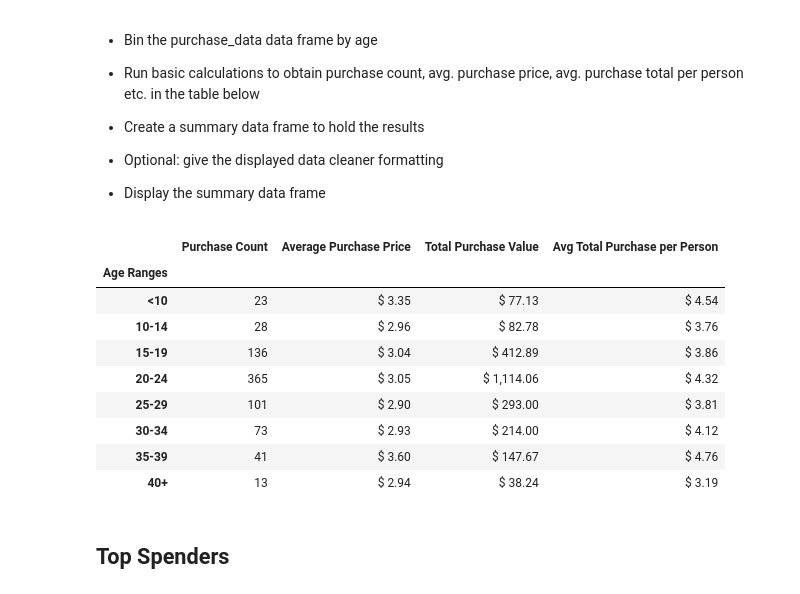
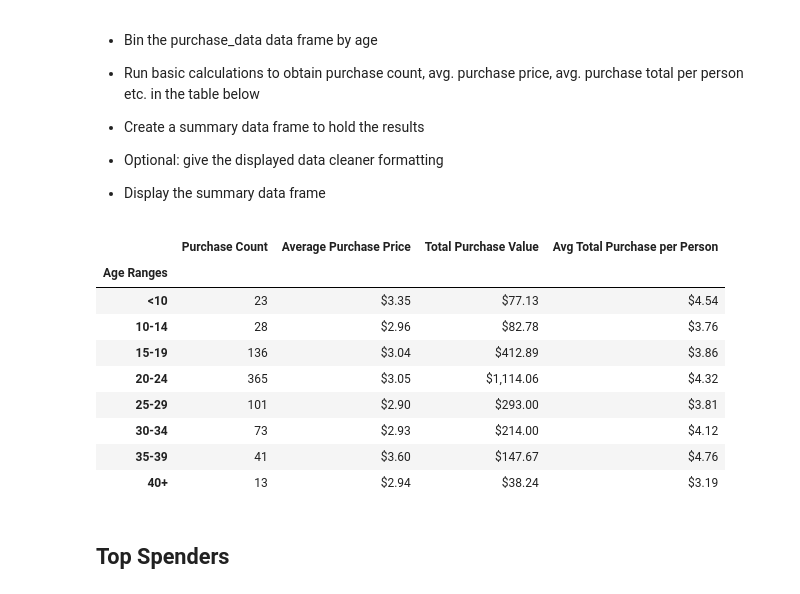
Before and after one commit to patrickfspring/Game-Purchase-Analysis-using-Pandas, a Jupyter notebook: HeroesOfPymoli/HeroesOfPymoli_starter.ipynb, the cells around one changed output. Saved outputs shown, nothing was run; the diff lists cells and outputs as text; code cells hidden in the pictures.

```diff
--- a/HeroesOfPymoli/HeroesOfPymoli_starter.ipynb
+++ b/HeroesOfPymoli/HeroesOfPymoli_starter.ipynb
@@ -210,47 +210,44 @@ group_labels = ["<10", "10-14", "15-19", "20-24", "25-29", "30-34", "35-39", "40
 
 purchase_data_df["Age_Bin"] = pd.cut(purchase_data_df['Age'],bins=bins,labels=group_labels)
 agebin_group = purchase_data_df.groupby("Age_Bin")
-#agebin_group["Age_Bin"].count()
 avgpur_per_agebin_df = pd.DataFrame(agebin_group["Purchase ID"].count())
 
 tot_pur = agebin_group["Price"].sum()
 pur_cnt = agebin_group["Purchase ID"].count()
 avg_pur_price_df = pd.DataFrame((tot_pur/pur_cnt))
 #avg_pur_price_df.head()
 
 tot_pur = agebin_group["Price"].sum()
 tot_pur_price_df = pd.DataFrame(tot_pur)
 #tot_pur_price_df.head(20)
 
 purchasers_per_grp = agebin_group["SN"].nunique()
 tot_pur = agebin_group["Price"].sum()
 avg_totpur_per_person_df = pd.DataFrame((tot_pur/purchasers_per_grp))
 #avg_totpur_per_person_df.head(20)
 
 avgpur_per_agebin_df = avgpur_per_agebin_df.merge(avg_pur_price_df, on="Age_Bin")
 avgpur_per_agebin_df = avgpur_per_agebin_df.merge(tot_pur_price_df, on="Age_Bin")
 avgpur_per_agebin_df = avgpur_per_agebin_df.merge(avg_totpur_per_person_df, on="Age_Bin")
 avgpur_per_agebin_df.index.name = "Age Ranges"
 avgpur_per_agebin_df = avgpur_per_agebin_df.rename(columns={"Purchase ID": "Purchase Count"})
 avgpur_per_agebin_df = avgpur_per_agebin_df.rename(columns={"0_x": "Average Purchase Price"})
 avgpur_per_agebin_df = avgpur_per_agebin_df.rename(columns={"Price": "Total Purchase Value"})
 avgpur_per_agebin_df = avgpur_per_agebin_df.rename(columns={"0_y": "Avg Total Purchase per Person"})
 
-avgpur_per_agebin_df.style.format({"Average Purchase Price": "${:20,.2f}", "Total Purchase Value": "${:20,.2f}",
-                         "Avg Total Purchase per Person": "${:20,.2f}"})
-
-#avgpur_per_agebin_df.head()
+avgpur_per_agebin_df.style.format({"Average Purchase Price": "${:2,.2f}", "Total Purchase Value": "${:2,.2f}",
+                         "Avg Total Purchase per Person": "${:2,.2f}"})
 # %% [output]
 |  | Purchase Count | Average Purchase Price | Total Purchase Value | Avg Total Purchase per Person |
 | Age Ranges |  |  |  |  |
-| <10 | 23 | $ 3.35 | $ 77.13 | $ 4.54 |
-| 10-14 | 28 | $ 2.96 | $ 82.78 | $ 3.76 |
-| 15-19 | 136 | $ 3.04 | $ 412.89 | $ 3.86 |
-| 20-24 | 365 | $ 3.05 | $ 1,114.06 | $ 4.32 |
-| 25-29 | 101 | $ 2.90 | $ 293.00 | $ 3.81 |
-| 30-34 | 73 | $ 2.93 | $ 214.00 | $ 4.12 |
-| 35-39 | 41 | $ 3.60 | $ 147.67 | $ 4.76 |
-| 40+ | 13 | $ 2.94 | $ 38.24 | $ 3.19 |
+| <10 | 23 | $3.35 | $77.13 | $4.54 |
+| 10-14 | 28 | $2.96 | $82.78 | $3.76 |
+| 15-19 | 136 | $3.04 | $412.89 | $3.86 |
+| 20-24 | 365 | $3.05 | $1,114.06 | $4.32 |
+| 25-29 | 101 | $2.90 | $293.00 | $3.81 |
+| 30-34 | 73 | $2.93 | $214.00 | $4.12 |
+| 35-39 | 41 | $3.60 | $147.67 | $4.76 |
+| 40+ | 13 | $2.94 | $38.24 | $3.19 |
 # %% [markdown]
 ## Top Spenders
 # %% [markdown]
```
Also changed, not shown: parts of 5 cells of this notebook.
